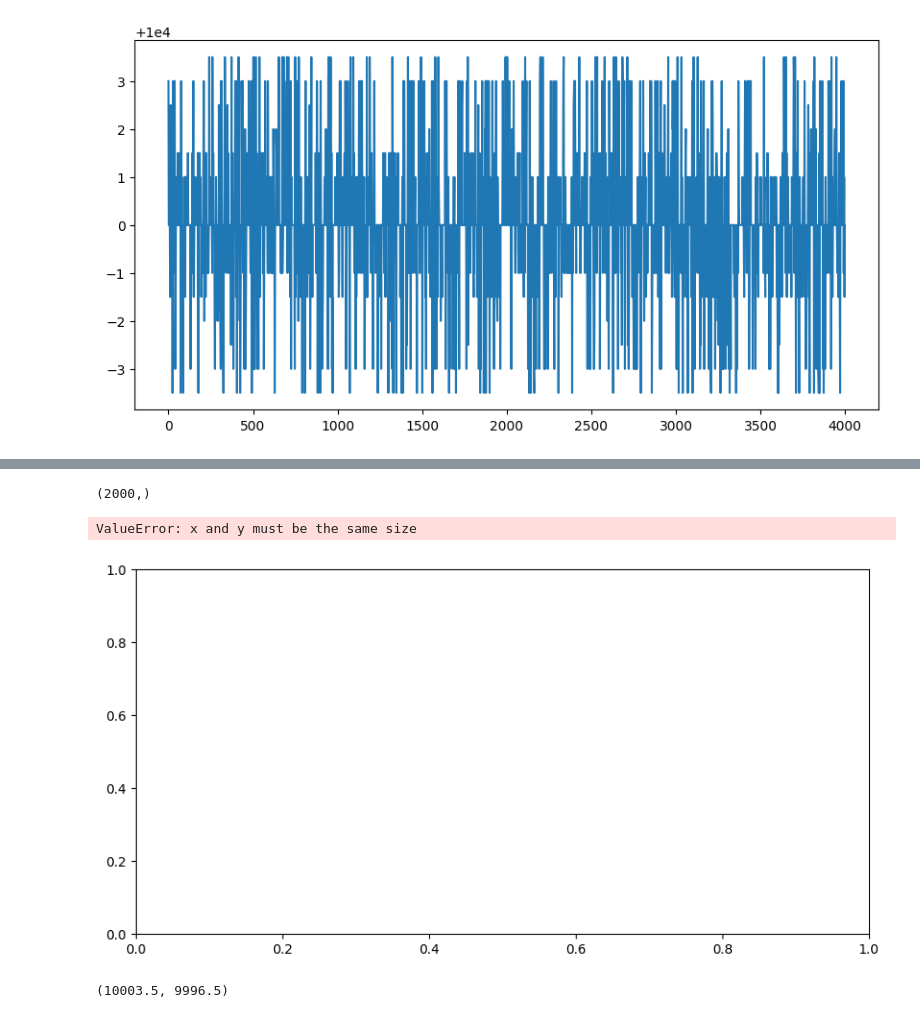
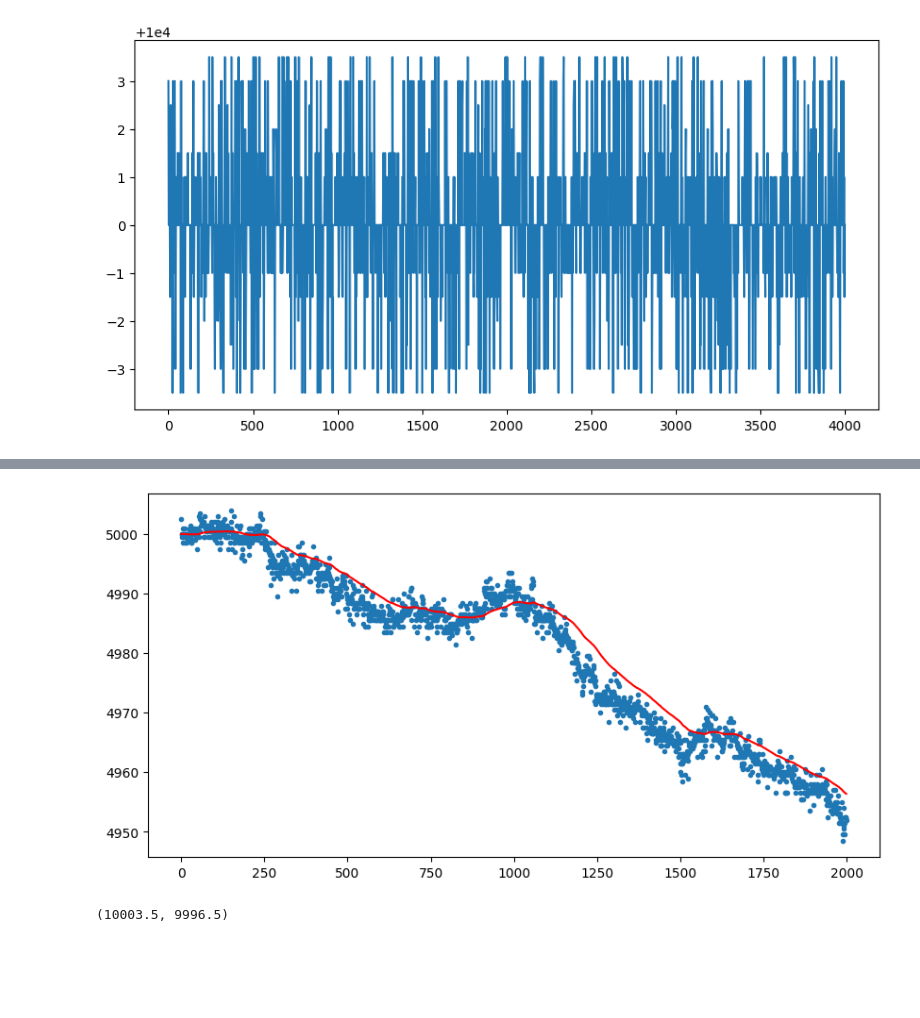
Before and after one commit to aemilani/imc-prosperity-2, a Jupyter notebook: explore_logs.ipynb, the cells around one changed output, grey strips where cells are left out. Drawn from its saved outputs; the diff is of its cells as text; code cells hidden in the pictures; blank space fills up the shorter version.

```diff
--- a/explore_logs.ipynb
+++ b/explore_logs.ipynb
@@ -64,5 +64,5 @@ def process_trade_history(trade_history_section):
 
     return df_trades
 # %%
-PATH = 'logs/v0/0.log'
+PATH = 'logs/v0/2.log'
 sandbox, activities, trade_history = read_log(PATH)
@@ -75,4 +81,4 @@ plt.show()
 # %%
 price = [5000]
 for p in activities[activities['product'] == 'STARFRUIT']['mid_price']:
-    price.append(price[-1] * 0.9 + p * 0.1)
+    price.append(price[-1] * 0.99 + p * 0.01)
@@ -85,15 +85,10 @@ plt.show()
-# %%
-activities[activities['product'] == 'STARFRUIT']['mid_price'].shape
-# %% [output]
-(2000,)
 # %%
 plt.figure(figsize=(10, 5))
-plt.scatter(range(activities[activities['product'] == 'STARFRUIT'].shape[0], activities[activities['product'] == 'STARFRUIT']['mid_price'], marker='.')
-plt.plot(price[1:])
+plt.scatter(range(activities[activities['product'] == 'STARFRUIT'].shape[0]), activities[activities['product'] == 'STARFRUIT']['mid_price'], marker='.')
+plt.plot(price[1:], c='r')
 plt.show()
 # %% [output]
-ValueError: x and y must be the same size
-[figure, old version]
+[figure, new version]
 # %%
 activities[activities['product'] == 'AMETHYSTS']['mid_price'].max(), activities[activities['product'] == 'AMETHYSTS']['mid_price'].min()
 # %% [output]
```
Also changed, not shown: parts of 7 cells of this notebook, 4 other files.
